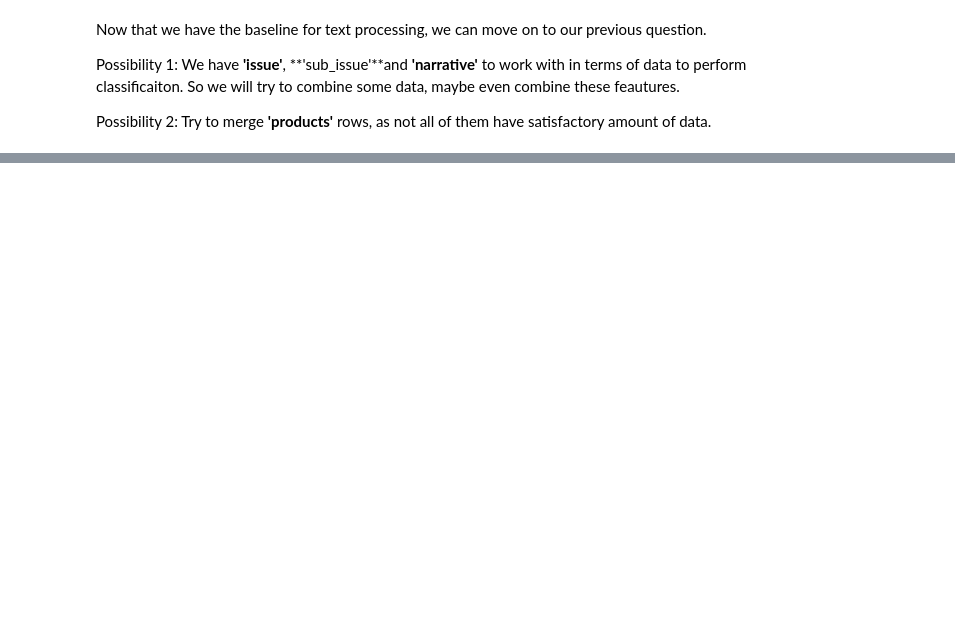
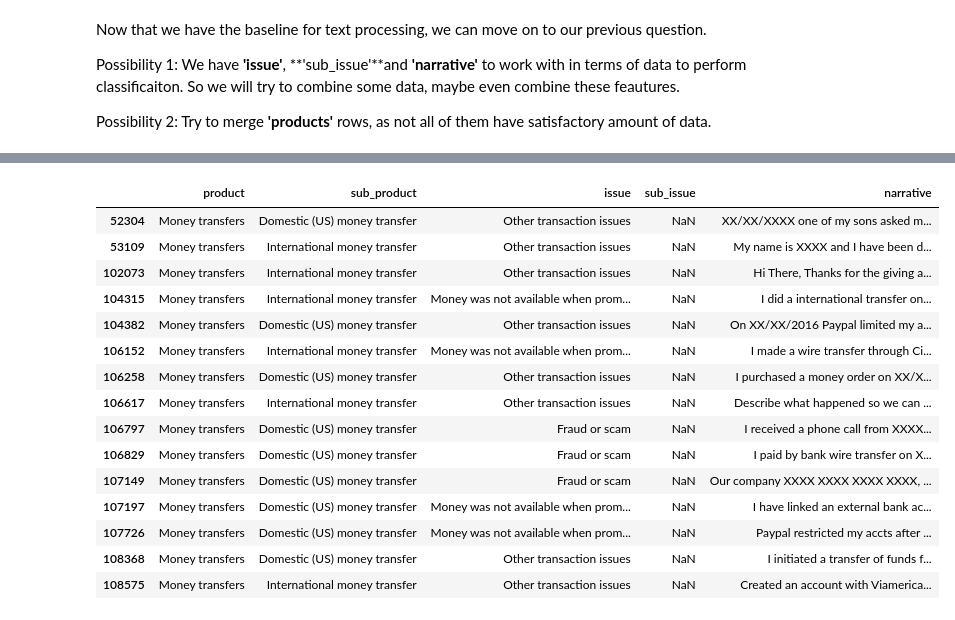
Before and after one commit to tuba-ahmed/complaint-analysis, a Jupyter notebook: code/app/02_Data_Exploration_Anshul_Shandilya.ipynb, the cells around one changed output, grey strips where cells are left out. Saved outputs shown, nothing was run; the diff lists cells and outputs as text; code cells hidden in the pictures; blank space fills up the shorter version.

```diff
--- a/code/app/02_Data_Exploration_Anshul_Shandilya.ipynb
+++ b/code/app/02_Data_Exploration_Anshul_Shandilya.ipynb
@@ -383,0 +459,20 @@ Possibility 2: Try to merge **'products'** rows, as not all of them have satisfa
+# %%
+# Get the head of the dataframe where product is 'Money transfers'
+new_df[new_df['product'] == 'Money transfers'].head(15)
+# %% [output]
+|  | product | sub_product | issue | sub_issue | narrative |
+| 52304 | Money transfers | Domestic (US) money transfer | Other transaction issues | NaN | XX/XX/XXXX one of my sons asked m... |
+| 53109 | Money transfers | International money transfer | Other transaction issues | NaN | My name is XXXX and I have been d... |
+| 102073 | Money transfers | International money transfer | Other transaction issues | NaN | Hi There, Thanks for the giving a... |
+| 104315 | Money transfers | International money transfer | Money was not available when prom... | NaN | I did a international transfer on... |
+| 104382 | Money transfers | Domestic (US) money transfer | Other transaction issues | NaN | On XX/XX/2016 Paypal limited my a... |
+| 106152 | Money transfers | International money transfer | Money was not available when prom... | NaN | I made a wire transfer through Ci... |
+| 106258 | Money transfers | Domestic (US) money transfer | Other transaction issues | NaN | I purchased a money order on XX/X... |
+| 106617 | Money transfers | International money transfer | Other transaction issues | NaN | Describe what happened so we can ... |
+| 106797 | Money transfers | Domestic (US) money transfer | Fraud or scam | NaN | I received a phone call from XXXX... |
+| 106829 | Money transfers | Domestic (US) money transfer | Fraud or scam | NaN | I paid by bank wire transfer on X... |
+| 107149 | Money transfers | Domestic (US) money transfer | Fraud or scam | NaN | Our company XXXX XXXX XXXX XXXX, ... |
+| 107197 | Money transfers | Domestic (US) money transfer | Money was not available when prom... | NaN | I have linked an external bank ac... |
+| 107726 | Money transfers | Domestic (US) money transfer | Money was not available when prom... | NaN | Paypal restricted my accts after ... |
+| 108368 | Money transfers | Domestic (US) money transfer | Other transaction issues | NaN | I initiated a transfer of funds f... |
+| 108575 | Money transfers | International money transfer | Other transaction issues | NaN | Created an account with Viamerica... |
```
Also changed, not shown: parts of 14 cells of this notebook.
